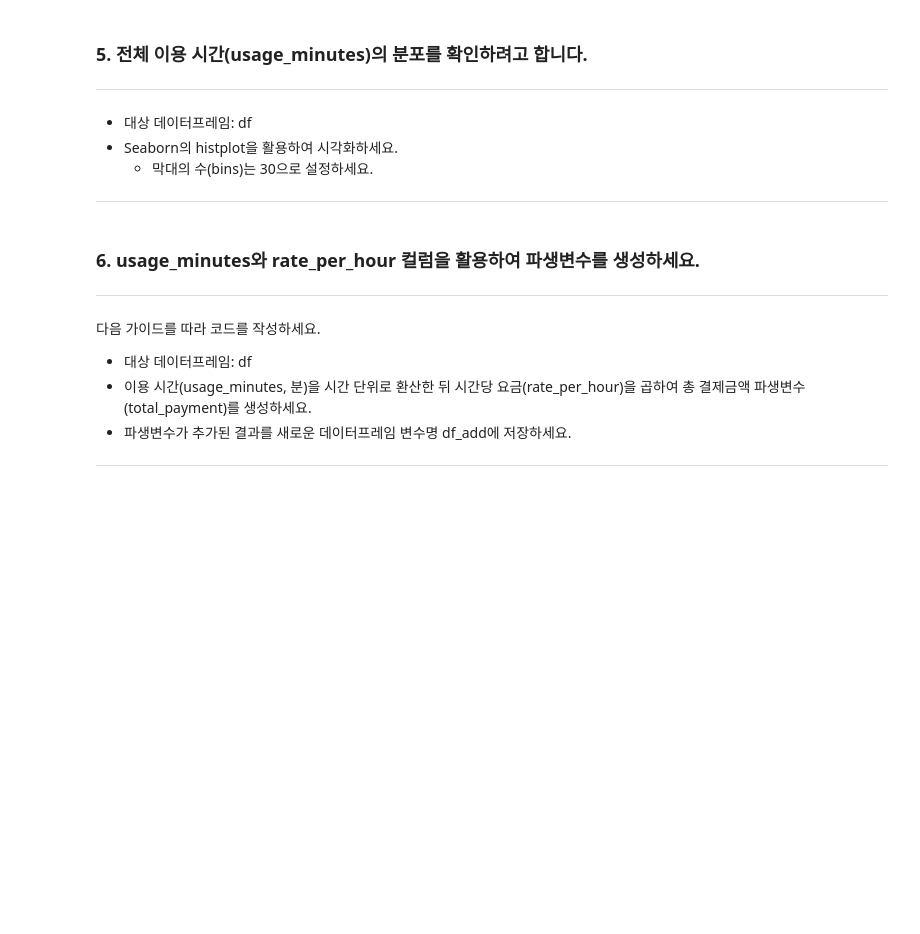
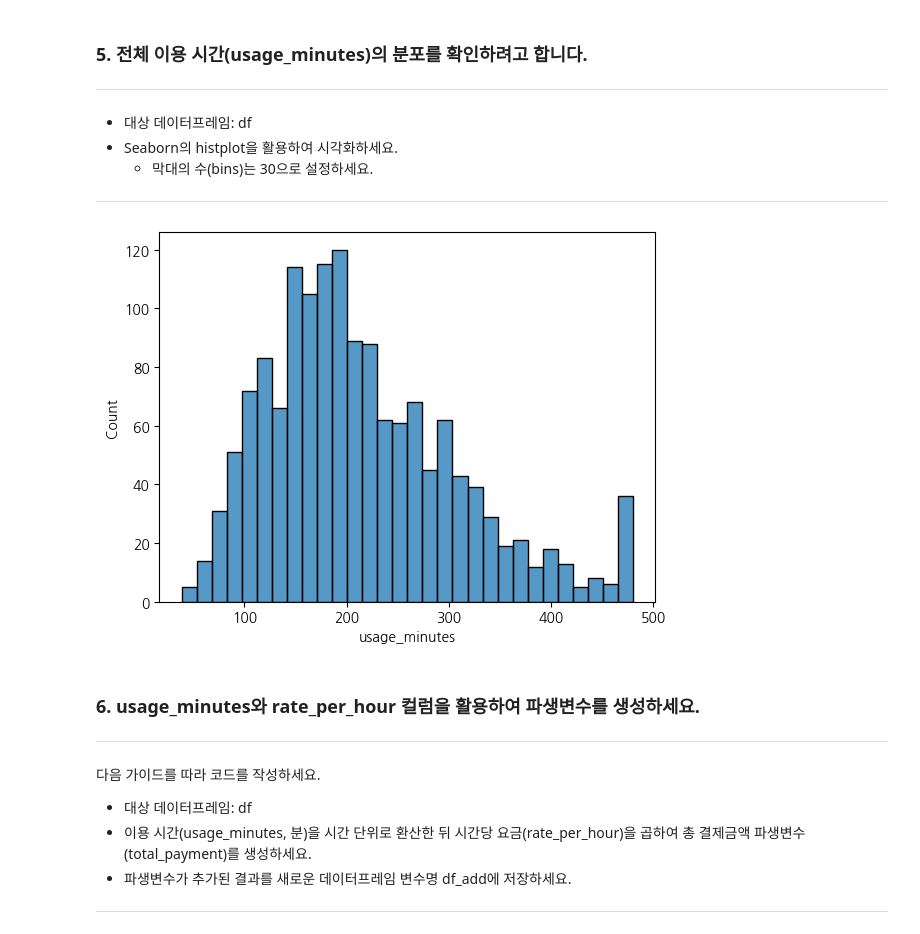
Before and after one commit to qnrPwjd/EST_AI_Challengers_Code, a Jupyter notebook: Week2/자격특강_2강_데이터분석.ipynb, the cells around one changed output. Cells and saved outputs as stored; diff of their text form; code cells hidden in the pictures; blank space fills up the shorter version.

```diff
--- a/Week2/자격특강_2강_데이터분석.ipynb
+++ b/Week2/자격특강_2강_데이터분석.ipynb
@@ -118,6 +164,10 @@ pandas 함수로 데이터 파일을 읽고 데이터프레임 변수명 df에
 ---
 # %%
 # 여기에 답안코드를 작성하세요.
+sns.histplot(data = df, x = 'usage_minutes', bins = 30)
+plt.show()
+# %% [output]
+[figure, added]
 # %% [markdown]
 ### 6. usage_minutes와 rate_per_hour 컬럼을 활용하여 파생변수를 생성하세요.
 ---
```
Also changed, not shown: parts of 13 cells of this notebook.
